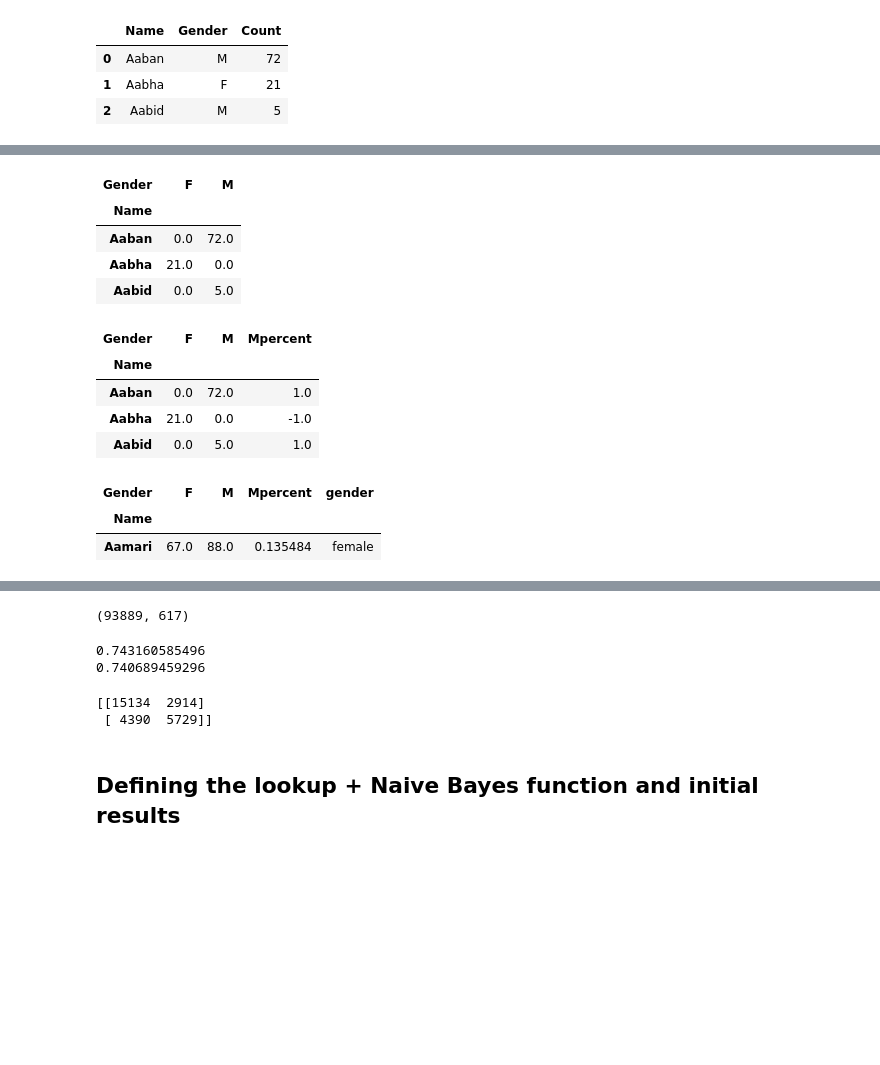
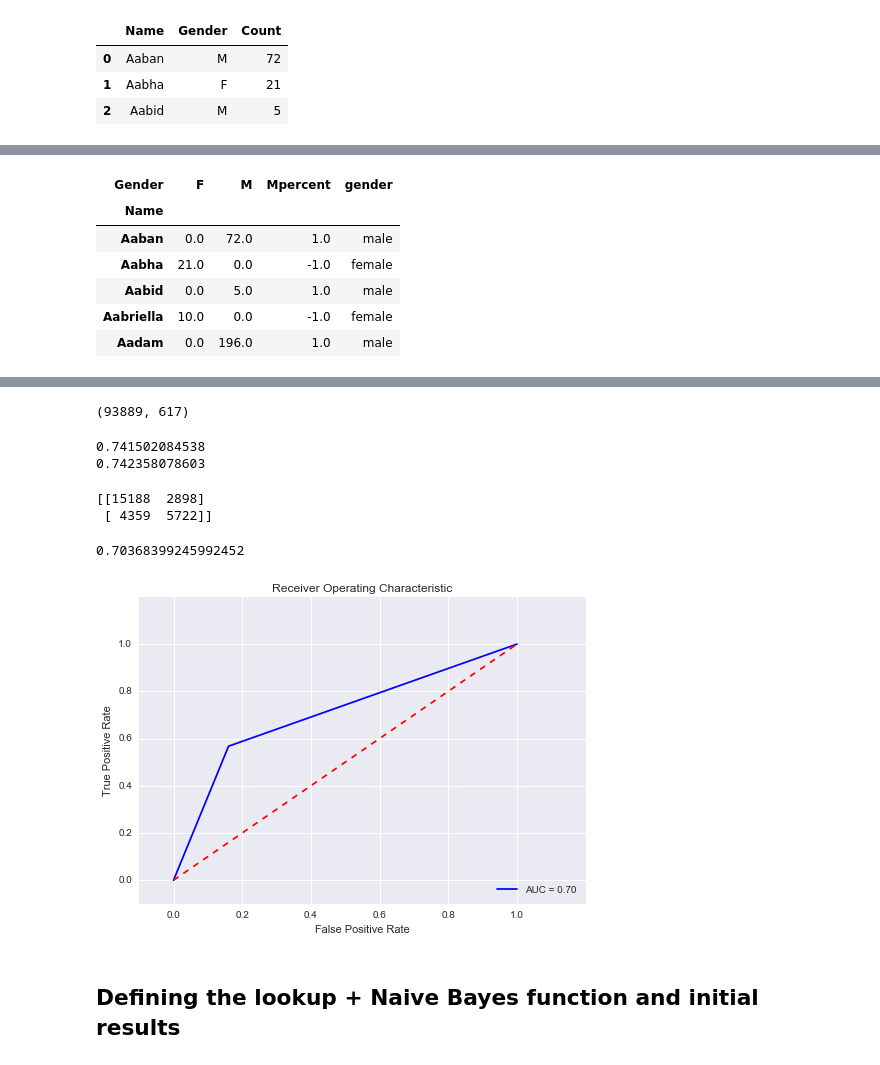
Before and after one commit to Rogerh91/Springboard-DS2, a Jupyter notebook: Springboard DS2 Capstone Project - Diversity in Bootcamps.ipynb, the cells around one changed output, grey strips where cells are left out. Drawn from its saved outputs; the diff is of its cells as text; code cells hidden in the pictures; blank space fills up the shorter version.

Commit message:
Final updates with ROC Curve and results to pie charts

```diff
--- a/Springboard DS2 Capstone Project - Diversity in Bootcamps.ipynb
+++ b/Springboard DS2 Capstone Project - Diversity in Bootcamps.ipynb
@@ -118,28 +96,17 @@ namechartdiff.head()
-# %%
-namechartdiff = namechartdiff.fillna(0)
-namechartdiff.head(3)
-# %% [output]
-| Gender | F | M |
-| Name |  |  |
-| Aaban | 0.0 | 72.0 |
-| Aabha | 21.0 | 0.0 |
-| Aabid | 0.0 | 5.0 |
 # %%
+namechartdiff = namechart.reset_index().pivot('Name', 'Gender', 'Count')
+namechartdiff = namechartdiff.fillna(0)
 namechartdiff["Mpercent"] = ((namechartdiff["M"] - namechartdiff["F"])/(namechartdiff["M"] + namechartdiff["F"]))
-namechartdiff.head(3)
+namechartdiff['gender'] = np.where(namechartdiff['Mpercent'] > 0.18, 'male', 'female')
+namechartdiff.head()
 # %% [output]
-| Gender | F | M | Mpercent |
-| Name |  |  |  |
-| Aaban | 0.0 | 72.0 | 1.0 |
-| Aabha | 21.0 | 0.0 | -1.0 |
-| Aabid | 0.0 | 5.0 | 1.0 |
+| Gender | F | M | Mpercent | gender |
+| Name |  |  |  |  |
+| Aaban | 0.0 | 72.0 | 1.0 | male |
+| Aabha | 21.0 | 0.0 | -1.0 | female |
+| Aabid | 0.0 | 5.0 | 1.0 | male |
+| Aabriella | 10.0 | 0.0 | -1.0 | female |
+| Aadam | 0.0 | 196.0 | 1.0 | male |
-# %%
-Aamari = namechartdiff[namechartdiff.index == "Aamari"]
-Aamari
-# %% [output]
-| Gender | F | M | Mpercent | gender |
-| Name |  |  |  |  |
-| Aamari | 67.0 | 88.0 | 0.135484 | female |
 # %%
 #NAIVEBAYES MODEL START
 
@@ -195,15 +162,38 @@ test_accuracy = clf.score(Xtestthis,Ytestthis)
 print(training_accuracy)
 print(test_accuracy)
 # %% [output]
-0.743160585496
-0.740689459296
+0.741502084538
+0.742358078603
 # %%
 #printing confusion matrix. Low true positive rate (perhaps some error with ambigious names?)
 from sklearn.metrics import confusion_matrix
 print (confusion_matrix(Ytestthis, clf.predict(Xtestthis)))
 # %% [output]
-[[15134  2914]
- [ 4390  5729]]
+[[15188  2898]
+ [ 4359  5722]]
+# %%
+#AUC
+from sklearn import metrics
+from sklearn.metrics import roc_curve,auc
+metrics.roc_auc_score(Ytestthis, clf.predict(Xtestthis), average='macro', sample_weight=None)
+# %% [output]
+0.70368399245992452
+# %%
+false_positive_rate, true_positive_rate, thresholds = roc_curve(Ytestthis, clf.predict(Xtestthis))
+roc_auc = auc(false_positive_rate, true_positive_rate)
+
+plt.title('Receiver Operating Characteristic')
+plt.plot(false_positive_rate, true_positive_rate, 'b',
+label='AUC = %0.2f'% roc_auc)
+plt.legend(loc='lower right')
+plt.plot([0,1],[0,1],'r--')
+plt.xlim([-0.1,1.2])
+plt.ylim([-0.1,1.2])
+plt.ylabel('True Positive Rate')
+plt.xlabel('False Positive Rate')
+plt.show()
+# %% [output]
+[figure, added]
 # %% [markdown]
 ## Defining the lookup + Naive Bayes function and initial results
 # %%
```
Also changed, not shown: parts of 52 cells of this notebook, 1 other file.
